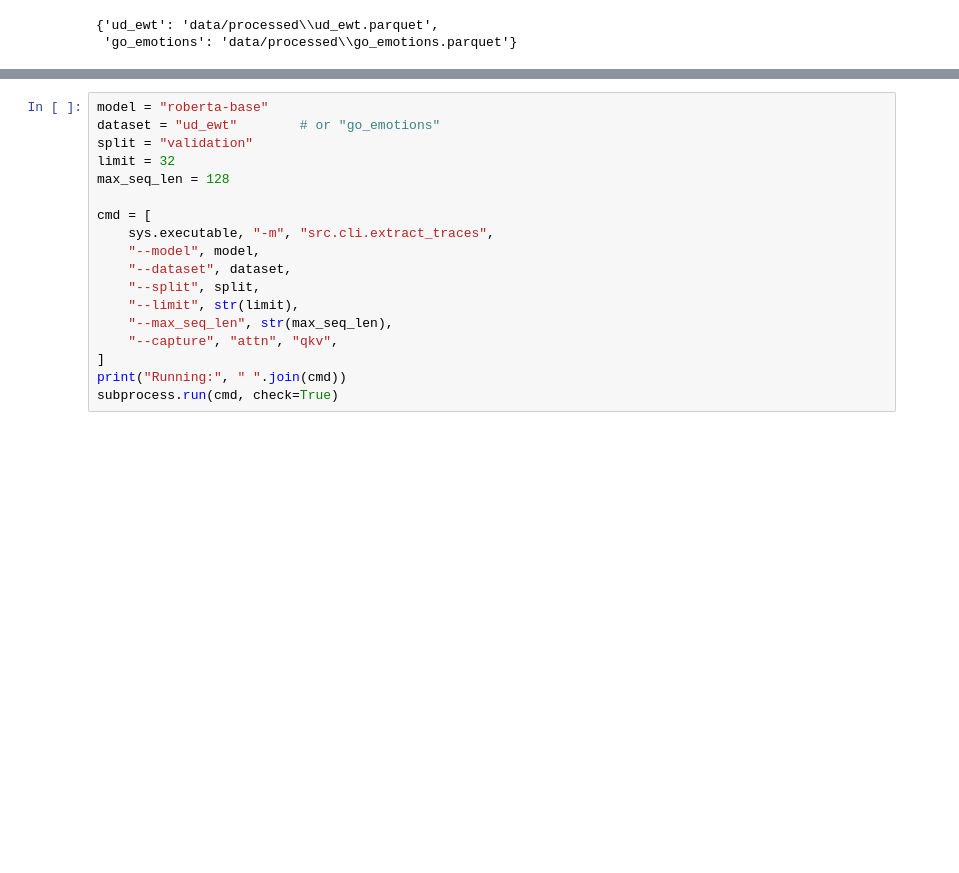
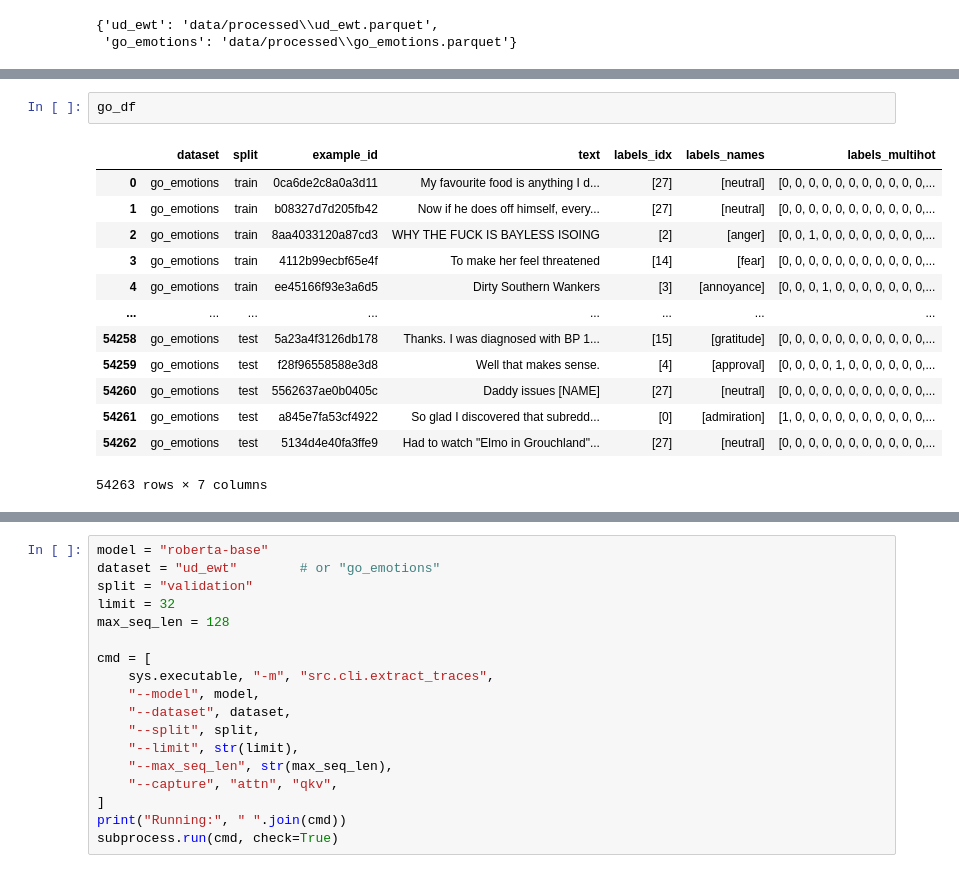
Before and after one commit to Mikolaj-MLP/Transformer-Decision-Traces, a Jupyter notebook: Notebook.ipynb, the cells around one changed output, grey strips where cells are left out. Drawn from its saved outputs; the diff is of its cells as text; blank space fills up the shorter version.

```diff
--- a/Notebook.ipynb
+++ b/Notebook.ipynb
@@ -38,0 +39,16 @@ GoEmotions: 54263 rows | splits: {'train': 43410, 'test': 5427, 'validation': 54
+# %%
+go_df
+# %% [output]
+|  | dataset | split | example_id | text | labels_idx | labels_names | labels_multihot |
+| 0 | go_emotions | train | 0ca6de2c8a0a3d11 | My favourite food is anything I d... | [27] | [neutral] | [0, 0, 0, 0, 0, 0, 0, 0, 0, 0, 0,... |
+| 1 | go_emotions | train | b08327d7d205fb42 | Now if he does off himself, every... | [27] | [neutral] | [0, 0, 0, 0, 0, 0, 0, 0, 0, 0, 0,... |
+| 2 | go_emotions | train | 8aa4033120a87cd3 | WHY THE FUCK IS BAYLESS ISOING | [2] | [anger] | [0, 0, 1, 0, 0, 0, 0, 0, 0, 0, 0,... |
+| 3 | go_emotions | train | 4112b99ecbf65e4f | To make her feel threatened | [14] | [fear] | [0, 0, 0, 0, 0, 0, 0, 0, 0, 0, 0,... |
+| 4 | go_emotions | train | ee45166f93e3a6d5 | Dirty Southern Wankers | [3] | [annoyance] | [0, 0, 0, 1, 0, 0, 0, 0, 0, 0, 0,... |
+| ... | ... | ... | ... | ... | ... | ... | ... |
+| 54258 | go_emotions | test | 5a23a4f3126db178 | Thanks. I was diagnosed with BP 1... | [15] | [gratitude] | [0, 0, 0, 0, 0, 0, 0, 0, 0, 0, 0,... |
+| 54259 | go_emotions | test | f28f96558588e3d8 | Well that makes sense. | [4] | [approval] | [0, 0, 0, 0, 1, 0, 0, 0, 0, 0, 0,... |
+| 54260 | go_emotions | test | 5562637ae0b0405c | Daddy issues [NAME] | [27] | [neutral] | [0, 0, 0, 0, 0, 0, 0, 0, 0, 0, 0,... |
+| 54261 | go_emotions | test | a845e7fa53cf4922 | So glad I discovered that subredd... | [0] | [admiration] | [1, 0, 0, 0, 0, 0, 0, 0, 0, 0, 0,... |
+| 54262 | go_emotions | test | 5134d4e40fa3ffe9 | Had to watch "Elmo in Grouchland"... | [27] | [neutral] | [0, 0, 0, 0, 0, 0, 0, 0, 0, 0, 0,... |
+54263 rows × 7 columns
```
Also changed, not shown: parts of 6 cells of this notebook, 2 other files.
